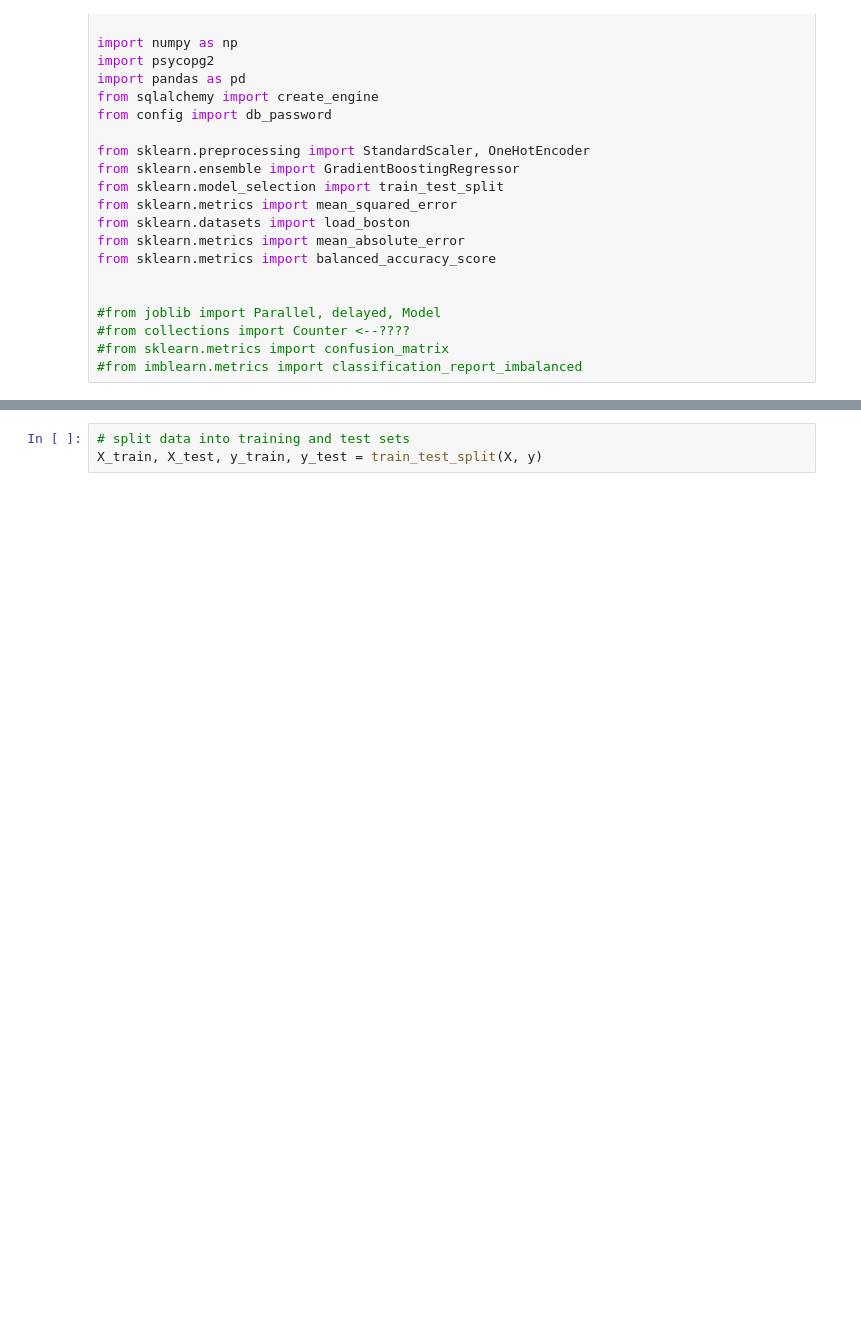
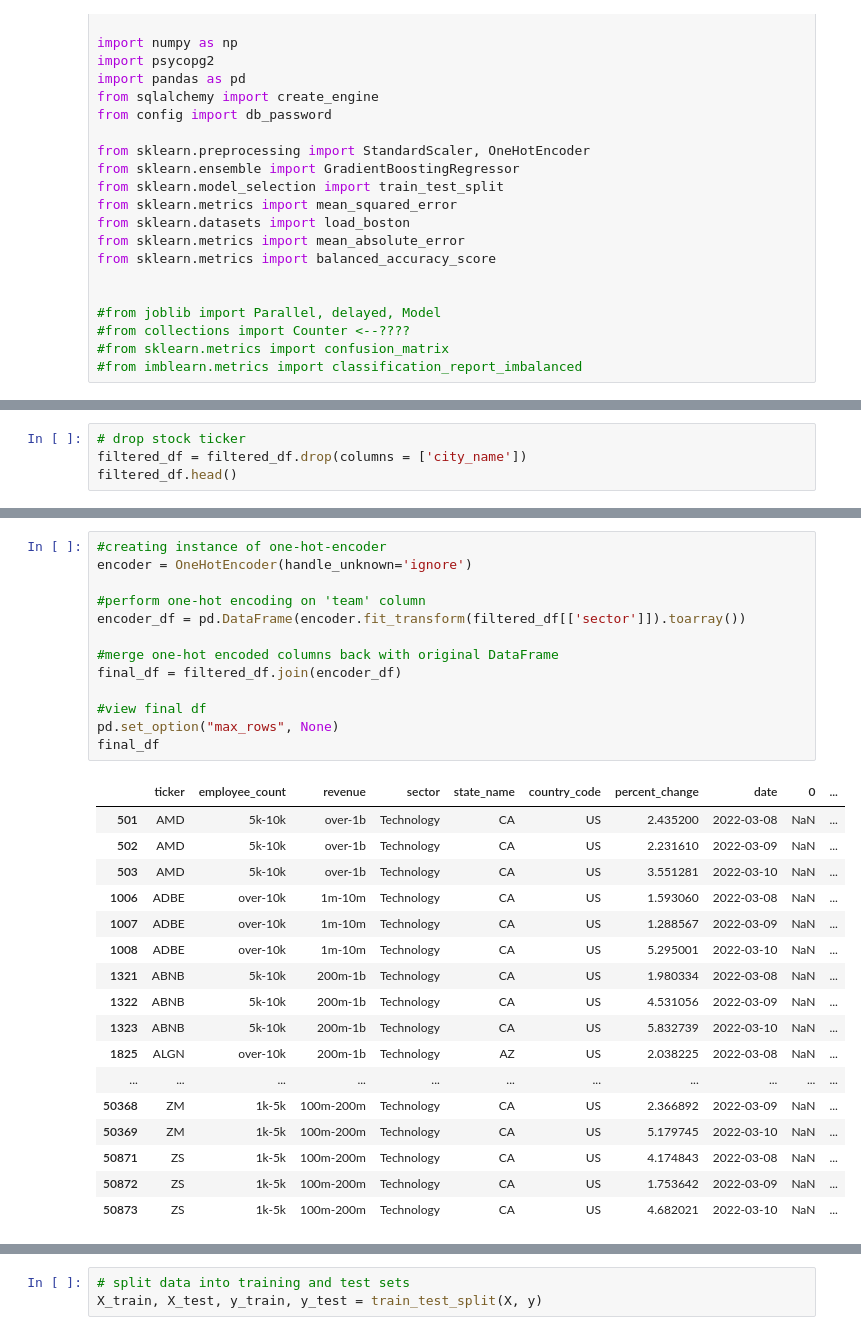
Before and after one commit to kjkubik/CompanyLocationAndStocks, a Jupyter notebook: source/GBDTModel.ipynb, the cells around one changed output, grey strips where cells are left out. Saved outputs shown, nothing was run; the diff lists cells and outputs as text; blank space fills up the shorter version.

```diff
--- a/source/GBDTModel.ipynb
+++ b/source/GBDTModel.ipynb
@@ -150,3 +217,7 @@ dtype: object
 - VOLUME
 - VOLUME WEIGHT
 - NUMBER OF TRANSACTIONS
+# %%
+# drop stock ticker
+filtered_df = filtered_df.drop(columns = ['city_name'])
+filtered_df.head()
@@ -152,0 +257,31 @@ dtype: object
+# %%
+#creating instance of one-hot-encoder
+encoder = OneHotEncoder(handle_unknown='ignore')
+
+#perform one-hot encoding on 'team' column
+encoder_df = pd.DataFrame(encoder.fit_transform(filtered_df[['sector']]).toarray())
+
+#merge one-hot encoded columns back with original DataFrame
+final_df = filtered_df.join(encoder_df)
+
+#view final df
+pd.set_option("max_rows", None)
+final_df
+# %% [output]
+|  | ticker | employee_count | revenue | sector | state_name | country_code | percent_change | date | 0 | ... |
+| 501 | AMD | 5k-10k | over-1b | Technology | CA | US | 2.435200 | 2022-03-08 | NaN | ... |
+| 502 | AMD | 5k-10k | over-1b | Technology | CA | US | 2.231610 | 2022-03-09 | NaN | ... |
+| 503 | AMD | 5k-10k | over-1b | Technology | CA | US | 3.551281 | 2022-03-10 | NaN | ... |
+| 1006 | ADBE | over-10k | 1m-10m | Technology | CA | US | 1.593060 | 2022-03-08 | NaN | ... |
+| 1007 | ADBE | over-10k | 1m-10m | Technology | CA | US | 1.288567 | 2022-03-09 | NaN | ... |
+| 1008 | ADBE | over-10k | 1m-10m | Technology | CA | US | 5.295001 | 2022-03-10 | NaN | ... |
+| 1321 | ABNB | 5k-10k | 200m-1b | Technology | CA | US | 1.980334 | 2022-03-08 | NaN | ... |
+| 1322 | ABNB | 5k-10k | 200m-1b | Technology | CA | US | 4.531056 | 2022-03-09 | NaN | ... |
+| 1323 | ABNB | 5k-10k | 200m-1b | Technology | CA | US | 5.832739 | 2022-03-10 | NaN | ... |
+| 1825 | ALGN | over-10k | 200m-1b | Technology | AZ | US | 2.038225 | 2022-03-08 | NaN | ... |
+| ... | ... | ... | ... | ... | ... | ... | ... | ... | ... | ... |
+| 50368 | ZM | 1k-5k | 100m-200m | Technology | CA | US | 2.366892 | 2022-03-09 | NaN | ... |
+| 50369 | ZM | 1k-5k | 100m-200m | Technology | CA | US | 5.179745 | 2022-03-10 | NaN | ... |
+| 50871 | ZS | 1k-5k | 100m-200m | Technology | CA | US | 4.174843 | 2022-03-08 | NaN | ... |
+| 50872 | ZS | 1k-5k | 100m-200m | Technology | CA | US | 1.753642 | 2022-03-09 | NaN | ... |
+| 50873 | ZS | 1k-5k | 100m-200m | Technology | CA | US | 4.682021 | 2022-03-10 | NaN | ... |
```
Also changed, not shown: parts of 11 cells of this notebook.
